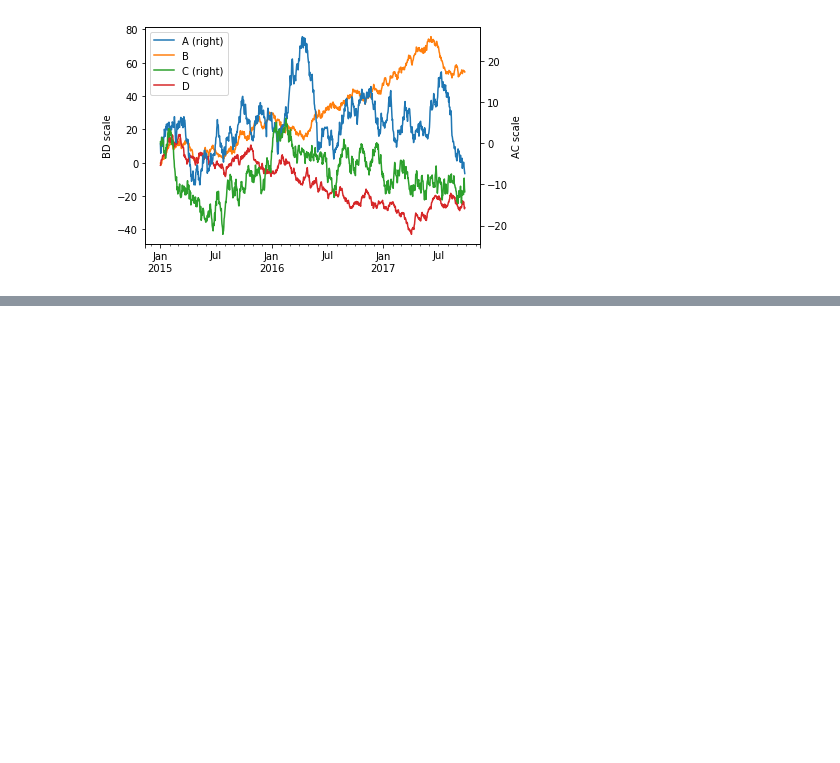
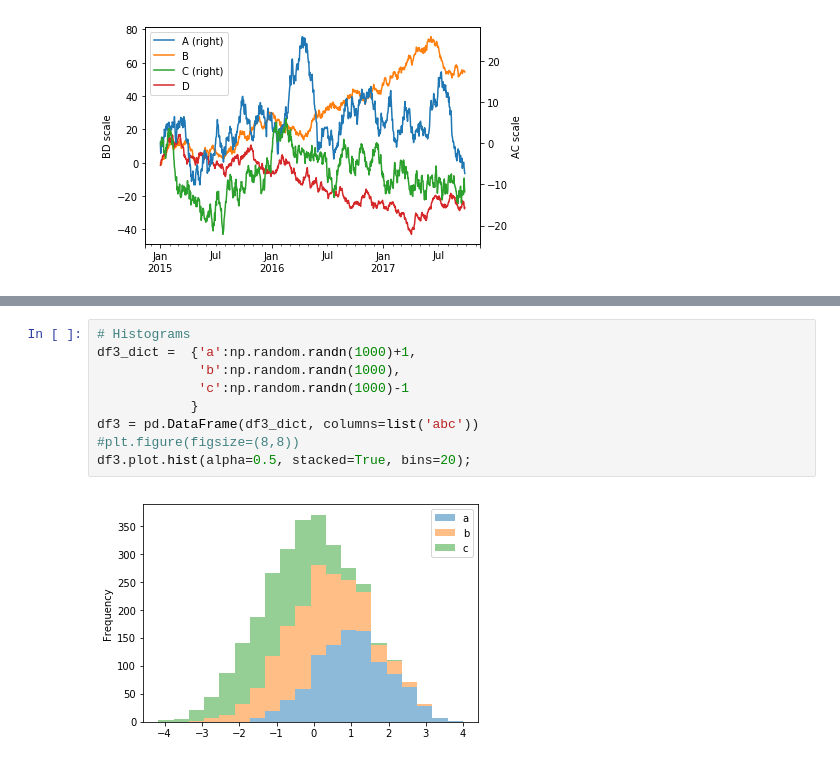
Before and after one commit to PengInGitHub/catboost, a Jupyter notebook: Pandas_Visualization.ipynb, the cells around one changed output, grey strips where cells are left out. Drawn from its saved outputs; the diff is of its cells as text; blank space fills up the shorter version.

```diff
--- a/Pandas_Visualization.ipynb
+++ b/Pandas_Visualization.ipynb
@@ -86,0 +91,11 @@ df2.plot.bar(stacked=True);
+# %%
+# Histograms
+df3_dict =  {'a':np.random.randn(1000)+1,
+             'b':np.random.randn(1000),
+             'c':np.random.randn(1000)-1
+            }
+df3 = pd.DataFrame(df3_dict, columns=list('abc'))
+#plt.figure(figsize=(8,8))
+df3.plot.hist(alpha=0.5, stacked=True, bins=20);
+# %% [output]
+[figure, added]
```
Also changed, not shown: parts of 16 cells of this notebook.
